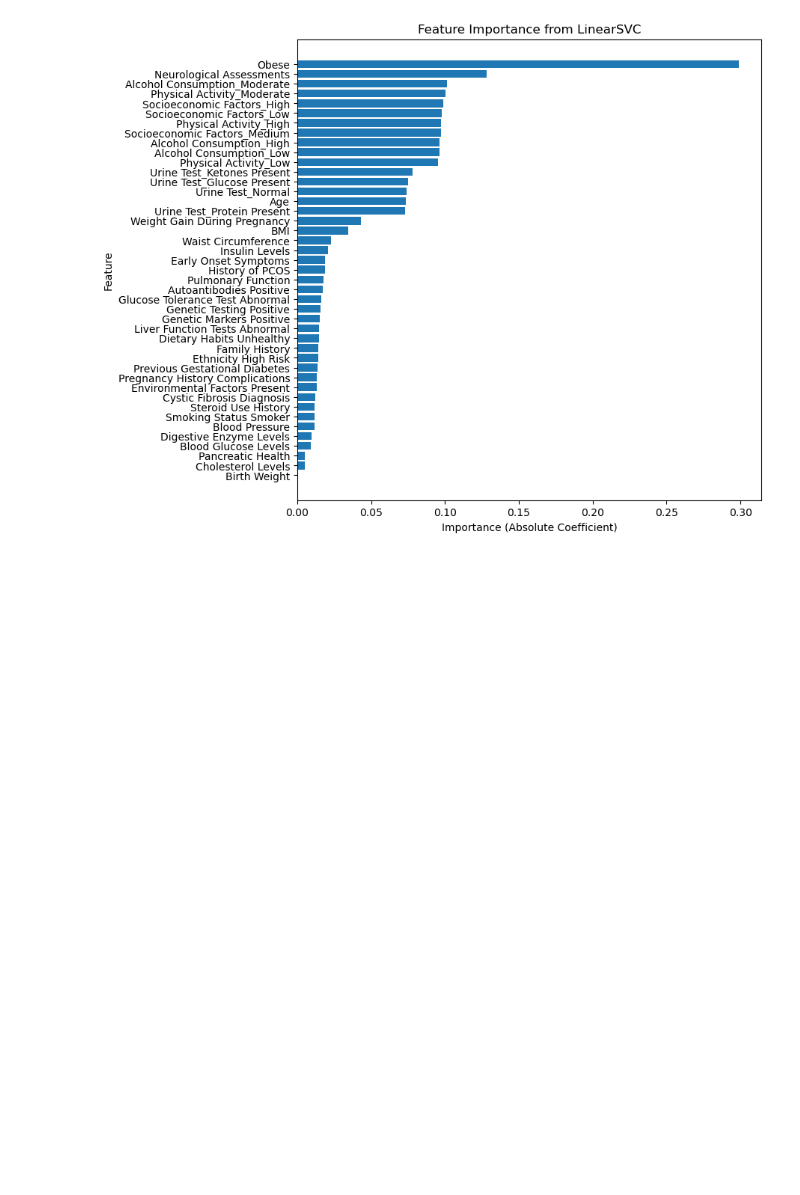
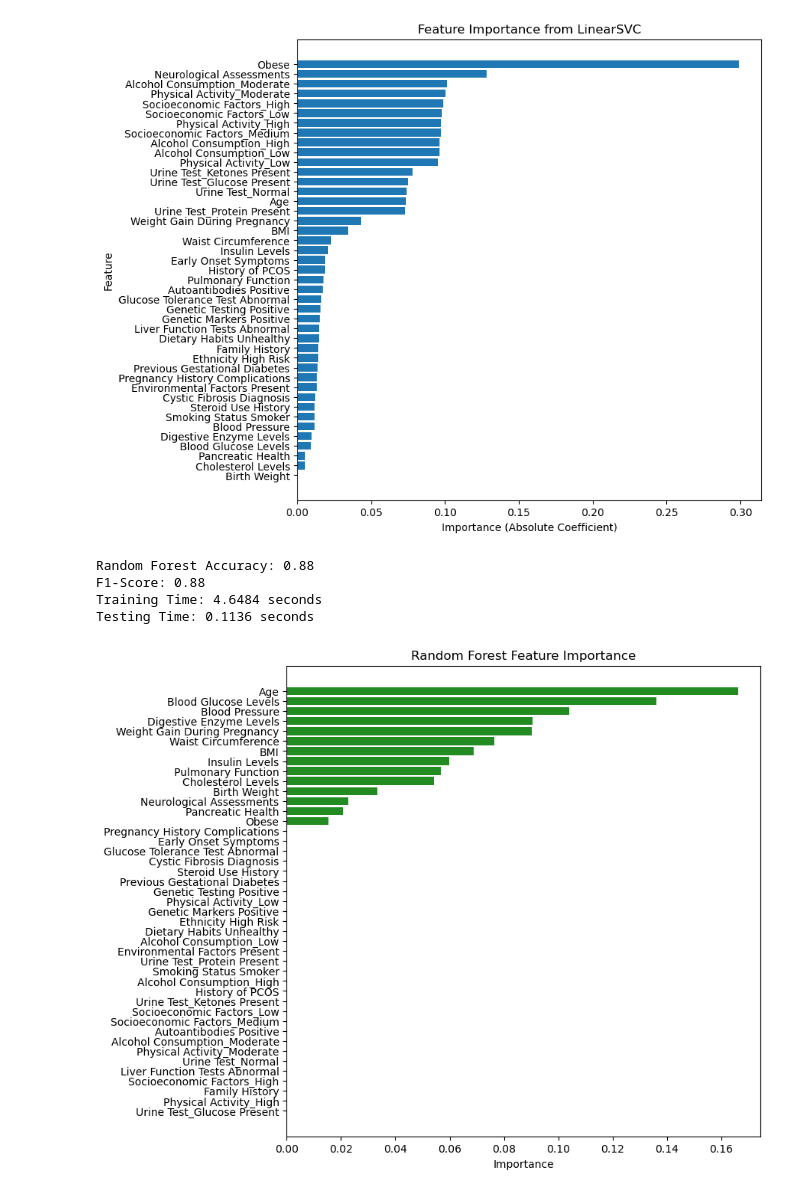
Before and after one commit to EddieMcGowan/Diabetes_Classification_Model, a Jupyter notebook: DSCI 441 Milestone 1.ipynb, the cells around one changed output. Cells and saved outputs as stored; diff of their text form; code cells hidden in the pictures; blank space fills up the shorter version.

Commit message:
Added a Random Forest and XGBoost Model
Added two new classification models to my code.

```diff
--- a/DSCI 441 Milestone 1.ipynb
+++ b/DSCI 441 Milestone 1.ipynb
@@ -817,3 +817,62 @@ plt.gca().invert_yaxis()
 plt.show()
 # %% [output]
 [figure]
+# %%
+from sklearn.ensemble import RandomForestClassifier
+
+# Prepare data
+X = diabetes_encoded.drop(columns=["Target"])
+y = diabetes_encoded["Target"]
+
+# Split data
+X_train, X_test, y_train, y_test = train_test_split(X, y, test_size=0.2, random_state=95)
+
+# Train Random Forest (optimized for safety)
+start_train = time.time()
+rf = RandomForestClassifier(
+    n_estimators=100,     # Number of trees
+    max_depth=10,         # Limit depth to control complexity
+    random_state=95
+ #   ,n_jobs=-1             # Use all available cores
+)
+rf.fit(X_train, y_train)
+end_train = time.time()
+training_time = end_train - start_train
+
+# Predict
+start_test = time.time()
+y_pred = rf.predict(X_test)
+end_test = time.time()
+testing_time = end_test - start_test
+
+# Evaluate
+accuracy = accuracy_score(y_test, y_pred)
+f1 = f1_score(y_test, y_pred, average="weighted")
+
+print(f"Random Forest Accuracy: {accuracy:.2f}")
+print(f"F1-Score: {f1:.2f}")
+print(f"Training Time: {training_time:.4f} seconds")
+print(f"Testing Time: {testing_time:.4f} seconds")
+# %% [output]
+Random Forest Accuracy: 0.88
+F1-Score: 0.88
+Training Time: 4.6484 seconds
+Testing Time: 0.1136 seconds
+# %%
+# Feature importance
+importances = rf.feature_importances_
+feature_names = X.columns
+importance_df = pd.DataFrame({
+    "Feature": feature_names,
+    "Importance": importances
+}).sort_values(by="Importance", ascending=False)
+
+# Plot
+plt.figure(figsize=(8, 8))
+plt.barh(importance_df["Feature"], importance_df["Importance"], color="forestgreen")
+plt.xlabel("Importance")
+plt.title("Random Forest Feature Importance")
+plt.gca().invert_yaxis()
+plt.show()
+# %% [output]
+[figure, added]
```
Also changed, not shown: parts of 14 cells of this notebook.
